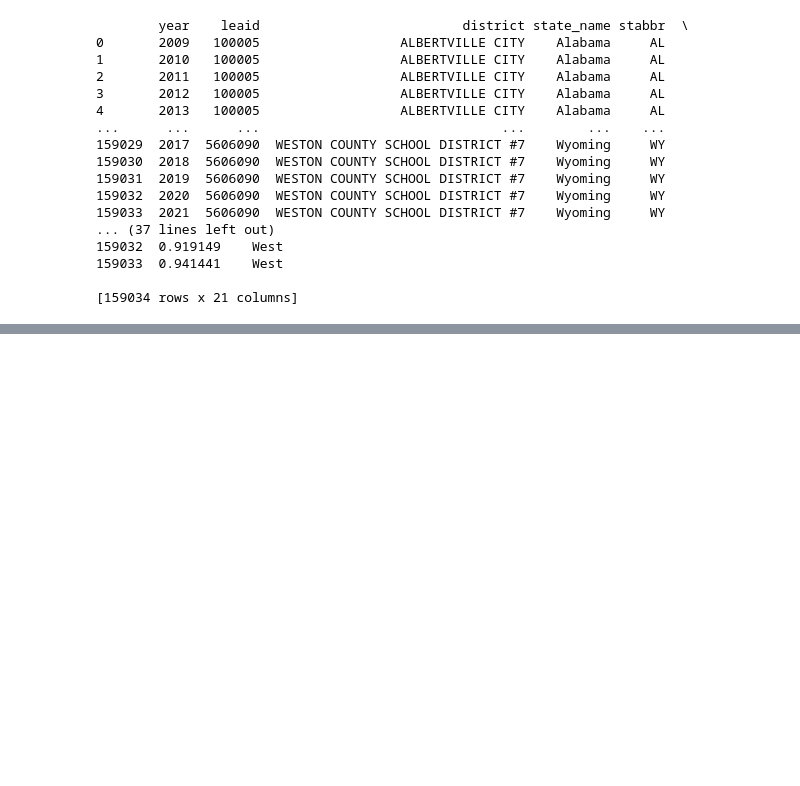
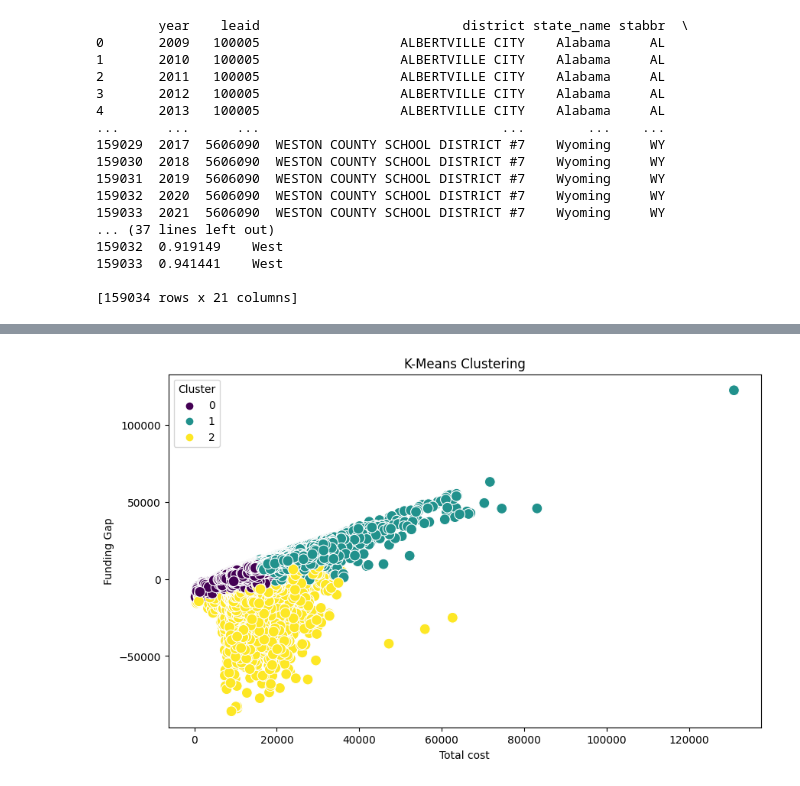
Before and after one commit to mwhiteaz/SchoolFunding, a Jupyter notebook: schoolfundingeda-10-10.ipynb, the cells around one changed output, grey strips where cells are left out. Saved outputs shown, nothing was run; the diff lists cells and outputs as text; code cells hidden in the pictures; blank space fills up the shorter version.

```diff
--- a/schoolfundingeda-10-10.ipynb
+++ b/schoolfundingeda-10-10.ipynb
@@ -211,0 +241,16 @@ print(df)
+# %%
+# Fit the K-Means model
+optimal_clusters = 3  # Update based on your elbow method result
+kmeans = KMeans(n_clusters=optimal_clusters, random_state=42)
+df['cluster'] = kmeans.fit_predict(scaled_features)
+# %%
+# Plotting the clusters (using two features for visualization)
+plt.figure(figsize=(10, 6))
+sns.scatterplot(x=df['ppcstot'], y=df['fundinggap'], hue=df['cluster'], palette='viridis', s=100)
+plt.title('K-Means Clustering')
+plt.xlabel('Total cost')
+plt.ylabel('Funding Gap')
+plt.legend(title='Cluster')
+plt.show()
+# %% [output]
+[figure, added]
```
Also changed, not shown: parts of 6 cells of this notebook.
